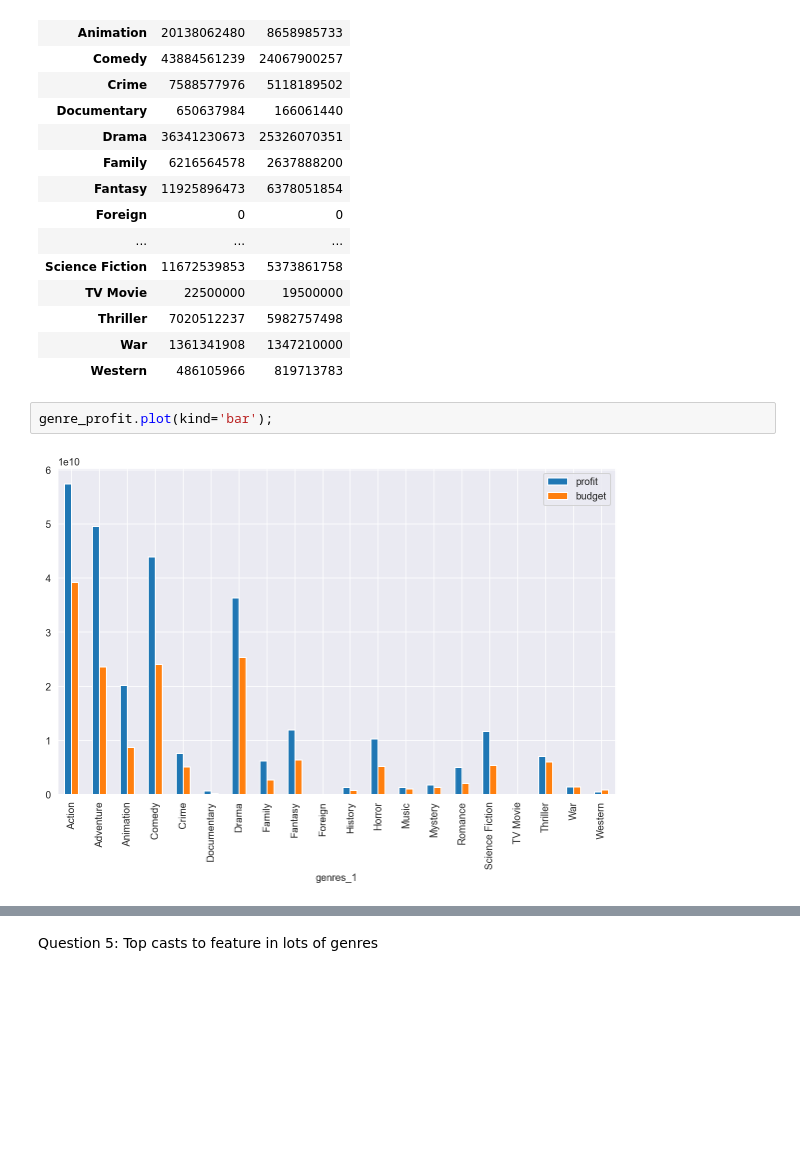
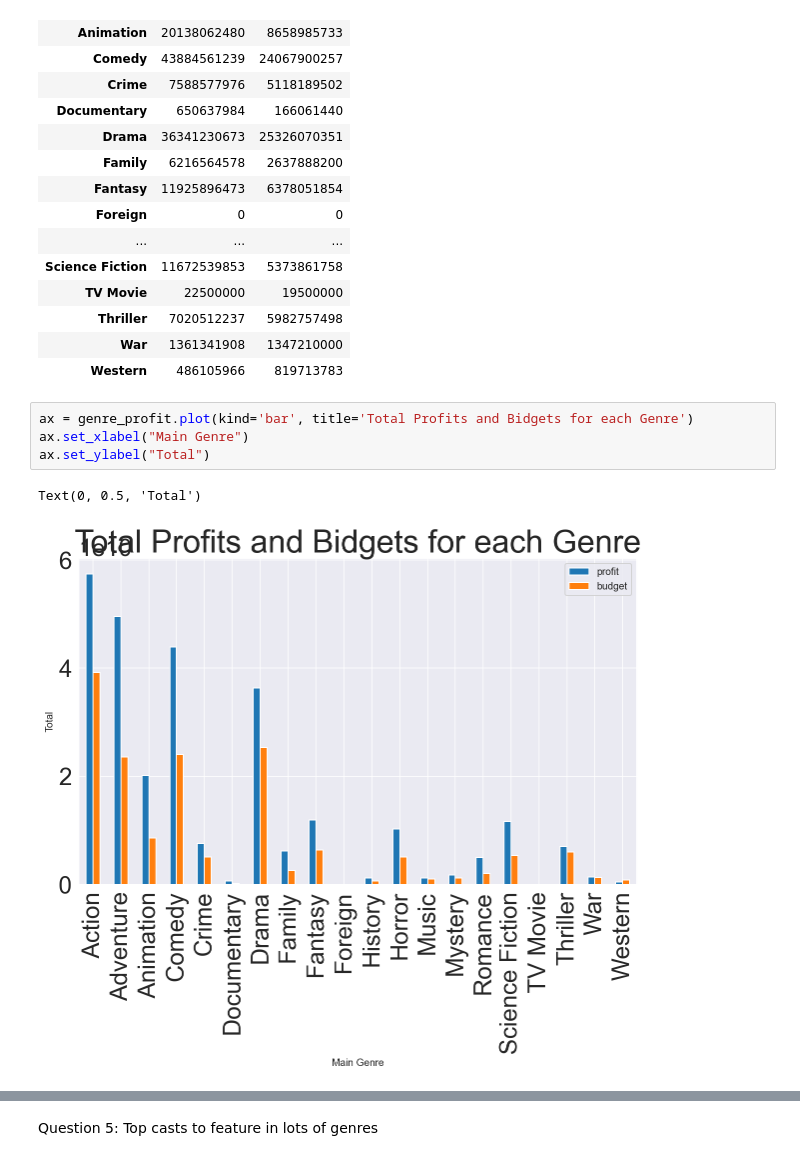
Before and after one commit to CharlesOkafor91/Analyse_movie_dataset, a Jupyter notebook: Investigate_a_Dataset.ipynb, the cells around one changed output, grey strips where cells are left out. Saved outputs shown, nothing was run; the diff lists cells and outputs as text; blank space fills up the shorter version.

```diff
--- a/Investigate_a_Dataset.ipynb
+++ b/Investigate_a_Dataset.ipynb
@@ -467,7 +502,10 @@ genre_profit
 | Thriller | 7020512237 | 5982757498 |
 | War | 1361341908 | 1347210000 |
 | Western | 486105966 | 819713783 |
-# %%
-genre_profit.plot(kind='bar');
-# %% [output]
-[figure, removed]
+# %%
+ax = genre_profit.plot(kind='bar', title='Total Profits and Bidgets for each Genre')
+ax.set_xlabel("Main Genre")
+ax.set_ylabel("Total")
+# %% [output]
+Text(0, 0.5, 'Total')
+[figure, added]
```
Also changed, not shown: parts of 21 cells of this notebook.
